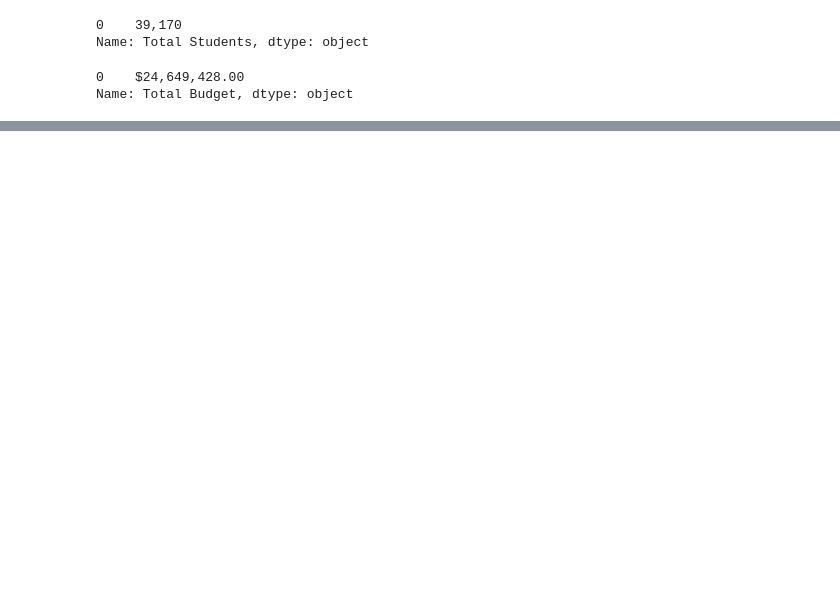
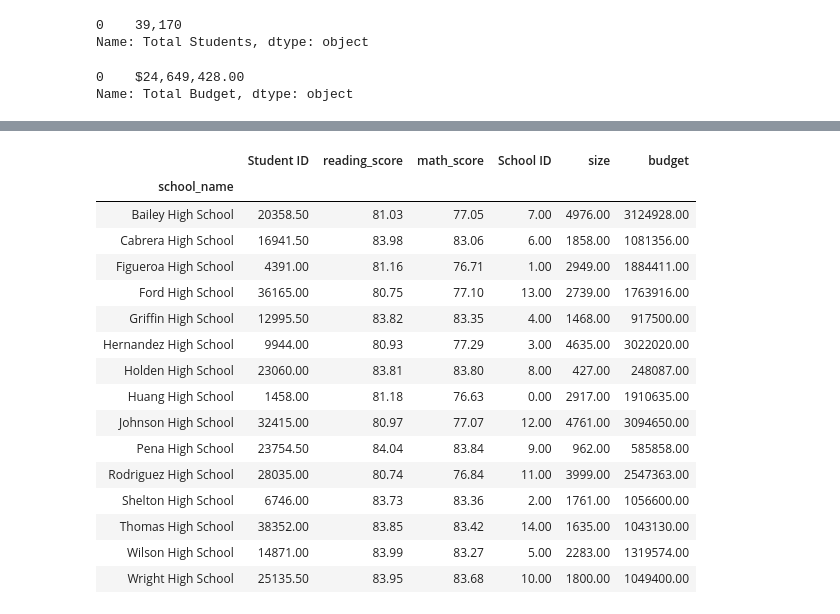
Before and after one commit to aodoming/School_District_Analysis_ADominguez, a Jupyter notebook: PyCitySchools.ipynb, the cells around one changed output, grey strips where cells are left out. Saved outputs shown, nothing was run; the diff lists cells and outputs as text; code cells hidden in the pictures; blank space fills up the shorter version.

```diff
--- a/PyCitySchools.ipynb
+++ b/PyCitySchools.ipynb
@@ -388,0 +566,24 @@ district_summary_df
+# %%
+# Calculate the average math scores, per school.
+# Using the groupby() method, instead of the set_index method will prevent the return of every occurence of the school name.
+
+per_school_averages = school_data_complete_df.groupby(["school_name"]).mean()
+per_school_averages
+# %% [output]
+|  | Student ID | reading_score | math_score | School ID | size | budget |
+| school_name |  |  |  |  |  |  |
+| Bailey High School | 20358.50 | 81.03 | 77.05 | 7.00 | 4976.00 | 3124928.00 |
+| Cabrera High School | 16941.50 | 83.98 | 83.06 | 6.00 | 1858.00 | 1081356.00 |
+| Figueroa High School | 4391.00 | 81.16 | 76.71 | 1.00 | 2949.00 | 1884411.00 |
+| Ford High School | 36165.00 | 80.75 | 77.10 | 13.00 | 2739.00 | 1763916.00 |
+| Griffin High School | 12995.50 | 83.82 | 83.35 | 4.00 | 1468.00 | 917500.00 |
+| Hernandez High School | 9944.00 | 80.93 | 77.29 | 3.00 | 4635.00 | 3022020.00 |
+| Holden High School | 23060.00 | 83.81 | 83.80 | 8.00 | 427.00 | 248087.00 |
+| Huang High School | 1458.00 | 81.18 | 76.63 | 0.00 | 2917.00 | 1910635.00 |
+| Johnson High School | 32415.00 | 80.97 | 77.07 | 12.00 | 4761.00 | 3094650.00 |
+| Pena High School | 23754.50 | 84.04 | 83.84 | 9.00 | 962.00 | 585858.00 |
+| Rodriguez High School | 28035.00 | 80.74 | 76.84 | 11.00 | 3999.00 | 2547363.00 |
+| Shelton High School | 6746.00 | 83.73 | 83.36 | 2.00 | 1761.00 | 1056600.00 |
+| Thomas High School | 38352.00 | 83.85 | 83.42 | 14.00 | 1635.00 | 1043130.00 |
+| Wilson High School | 14871.00 | 83.99 | 83.27 | 5.00 | 2283.00 | 1319574.00 |
+| Wright High School | 25135.50 | 83.95 | 83.68 | 10.00 | 1800.00 | 1049400.00 |
```
Also changed, not shown: parts of 20 cells of this notebook.
